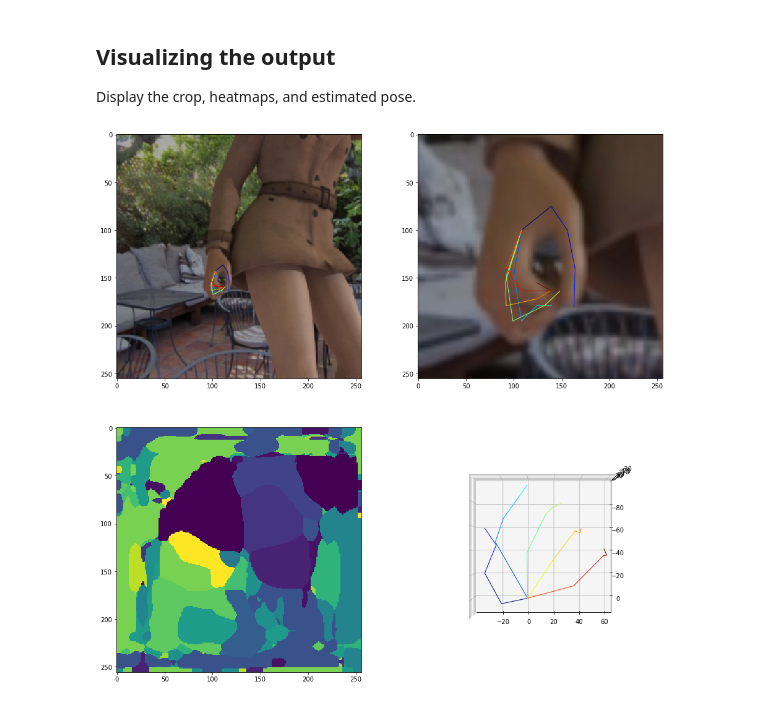
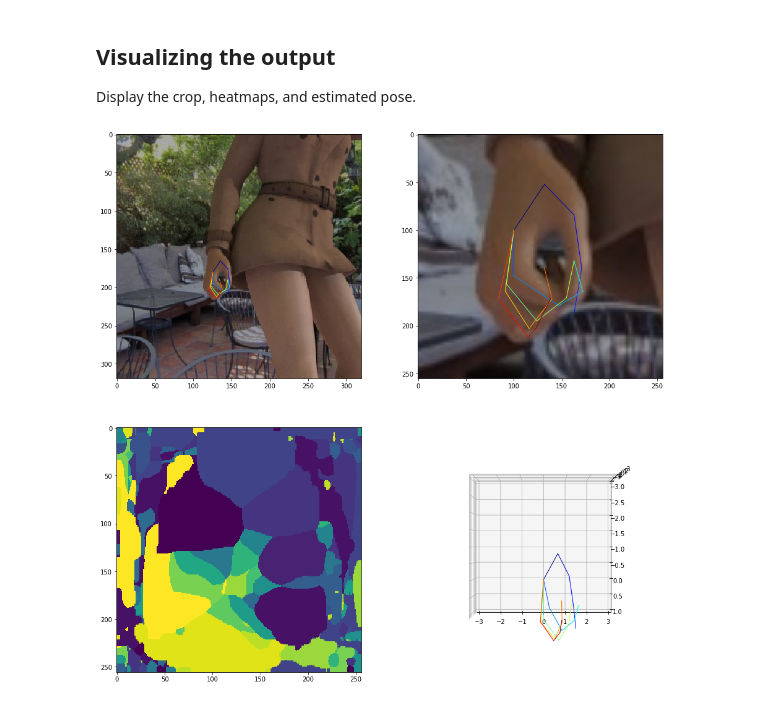
Before and after one commit to ajdillhoff/colorhandpose3d-pytorch, a Jupyter notebook: notebooks/colorhandpose3d_demo.ipynb, the cells around one changed output. Cells and saved outputs as stored; diff of their text form; code cells hidden in the pictures.

```diff
--- a/notebooks/colorhandpose3d_demo.ipynb
+++ b/notebooks/colorhandpose3d_demo.ipynb
@@ -42,9 +42,9 @@ transform0 = torchvision.transforms.ToPILImage()
 transform1 = torchvision.transforms.ToTensor()
 transform2 = torchvision.transforms.Resize(256)
 img = Image.open('/home/ajdillhoff/Downloads/RHD_v1-1/RHD_published_v2/training/color/00007.png')
-sample_original = transform1(transform2(img)).unsqueeze(0)
+sample_original = transform1(img).unsqueeze(0)
 sample = sample_original - 0.5
-hand_side = torch.Tensor([[1, 0]])
+hand_side = torch.Tensor([[0.0, 1.0]])
 
 # Run through network
 coords_xyz_rel_normed, keypoint_scoremap, image_crop, centers, scale_crop = chp3d(sample, hand_side)
@@ -57,23 +69,26 @@ Display the crop, heatmaps, and estimated pose.
 # %%
 # Get other things to visualize
 keypoint_coords_crop = detect_keypoints(keypoint_scoremap[0].detach().numpy())
 keypoint_coords = transform_cropped_coords(keypoint_coords_crop, centers, scale_crop, 256)
 
 img = transform0(sample_original.squeeze())
 
 # visualize
 fig = plt.figure(1, figsize=(16, 16))
 ax1 = fig.add_subplot(221)
 ax2 = fig.add_subplot(222)
 ax3 = fig.add_subplot(223)
 ax4 = fig.add_subplot(224, projection='3d')
 ax1.imshow(img)
 plot_hand(keypoint_coords, ax1)
 ax2.imshow(transform0(image_crop[0] + 0.5))
 plot_hand(keypoint_coords_crop, ax2)
 ax3.imshow(np.argmax(keypoint_scoremap[0].detach().numpy(), 0))
 plot_hand_3d(keypoint_coords3d, ax4)
 ax4.view_init(azim=-90.0, elev=-90.0)  # aligns the 3d coord with the camera view
+ax4.set_xlim([-3, 3])
+ax4.set_ylim([-3, 1])
+ax4.set_zlim([-3, 3])
 plt.show()
 # %% [output]
-[figure, old version]
+[figure, new version]
```
Also changed, not shown: parts of 1 cell of this notebook, 11 other files.
